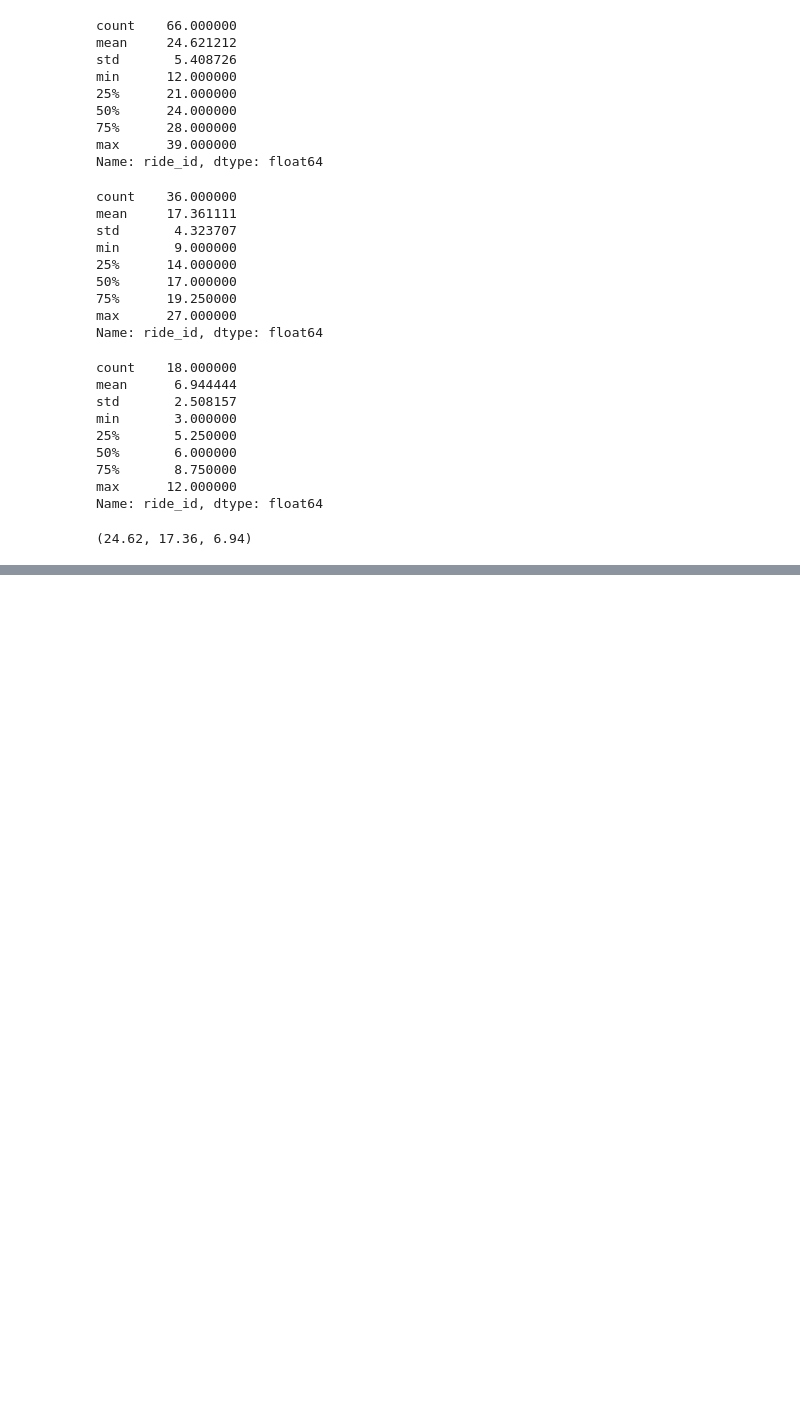
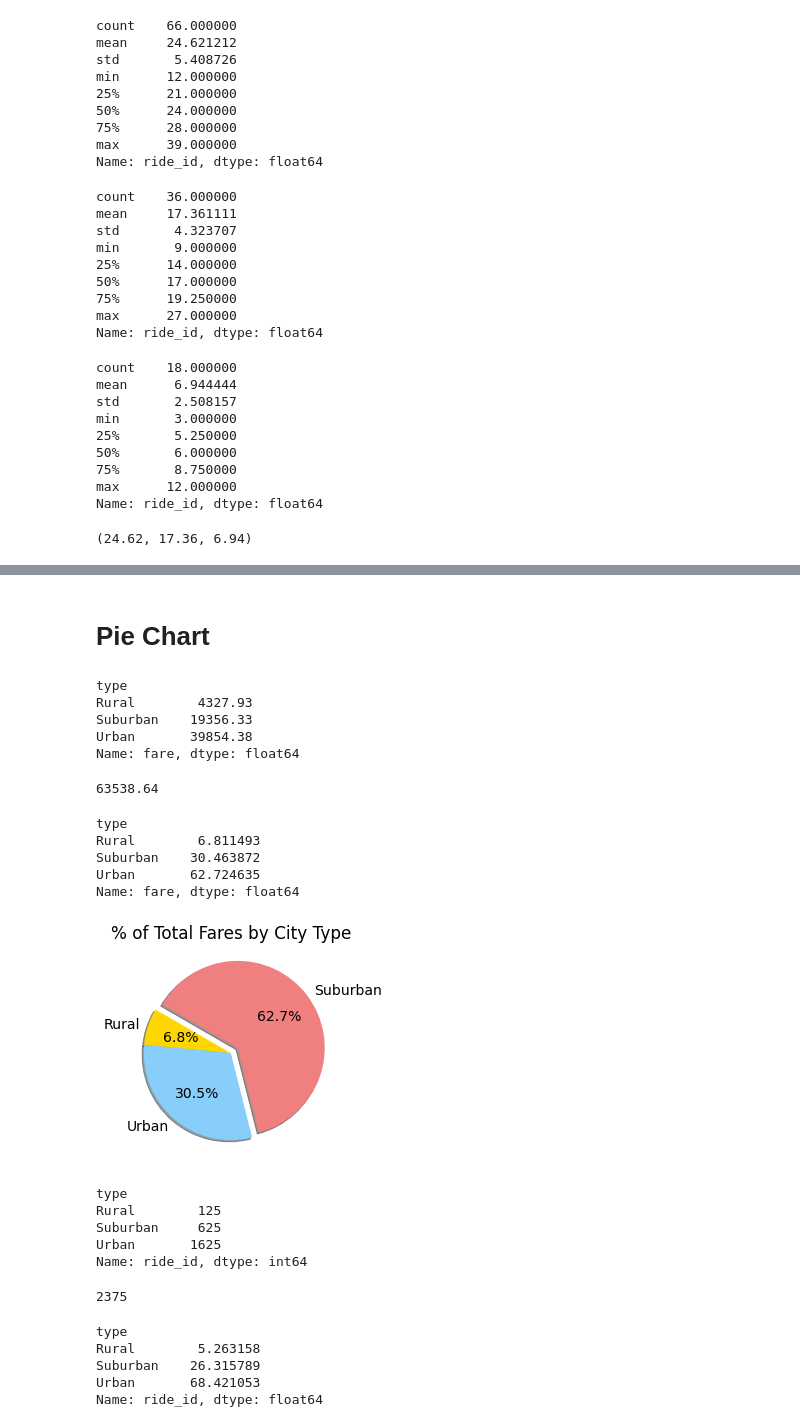
Before and after one commit to JuanPedroMtz/PyBer, a Jupyter notebook: PyBer.ipynb, the cells around one changed output, grey strips where cells are left out. Drawn from its saved outputs; the diff is of its cells as text; code cells hidden in the pictures; blank space fills up the shorter version.

Commit message:
Pie Charts

```diff
--- a/PyBer.ipynb
+++ b/PyBer.ipynb
@@ -512,0 +514,64 @@ plt.show()
+# %% [markdown]
+# Pie Chart
+# %%
+# Sum of fares for each type of city
+sum_fares_by_type = pyber_data_df.groupby(["type"]).sum()["fare"]
+sum_fares_by_type
+# %% [output]
+type
+Rural        4327.93
+Suburban    19356.33
+Urban       39854.38
+Name: fare, dtype: float64
+# %%
+total_fares = pyber_data_df["fare"].sum()
+total_fares
+# %% [output]
+63538.64
+# %%
+type_percents = 100 * sum_fares_by_type/total_fares
+type_percents
+# %% [output]
+type
+Rural        6.811493
+Suburban    30.463872
+Urban       62.724635
+Name: fare, dtype: float64
+# %%
+# Pie Chart
+plt.pie(type_percents,
+        labels=["Rural", "Urban", "Suburban"],
+        colors = ["gold", "lightskyblue", "lightcoral"],
+        explode = [0, 0, 0.1],
+        autopct = "%1.1f%%",
+        shadow = True, startangle=150)
+plt.title("% of Total Fares by City Type")
+mpl.rcParams["font.size"] = 14
+plt.savefig("./Analysis/fig5.png")
+plt.show()
+# %% [output]
+[figure, added]
+# %%
+# Pie Chart of Ride Percentages
+sum_rides_type = pyber_data_df.groupby(["type"]).count()["ride_id"]
+sum_rides_type
+# %% [output]
+type
+Rural        125
+Suburban     625
+Urban       1625
+Name: ride_id, dtype: int64
+# %%
+total_rides = pyber_data_df.count()["ride_id"]
+total_rides
+# %% [output]
+2375
+# %%
+ride_percents = 100 * sum_rides_type/total_rides
+ride_percents
+# %% [output]
+type
+Rural        5.263158
+Suburban    26.315789
+Urban       68.421053
+Name: ride_id, dtype: float64
```
Also changed, not shown: parts of 39 cells of this notebook.
